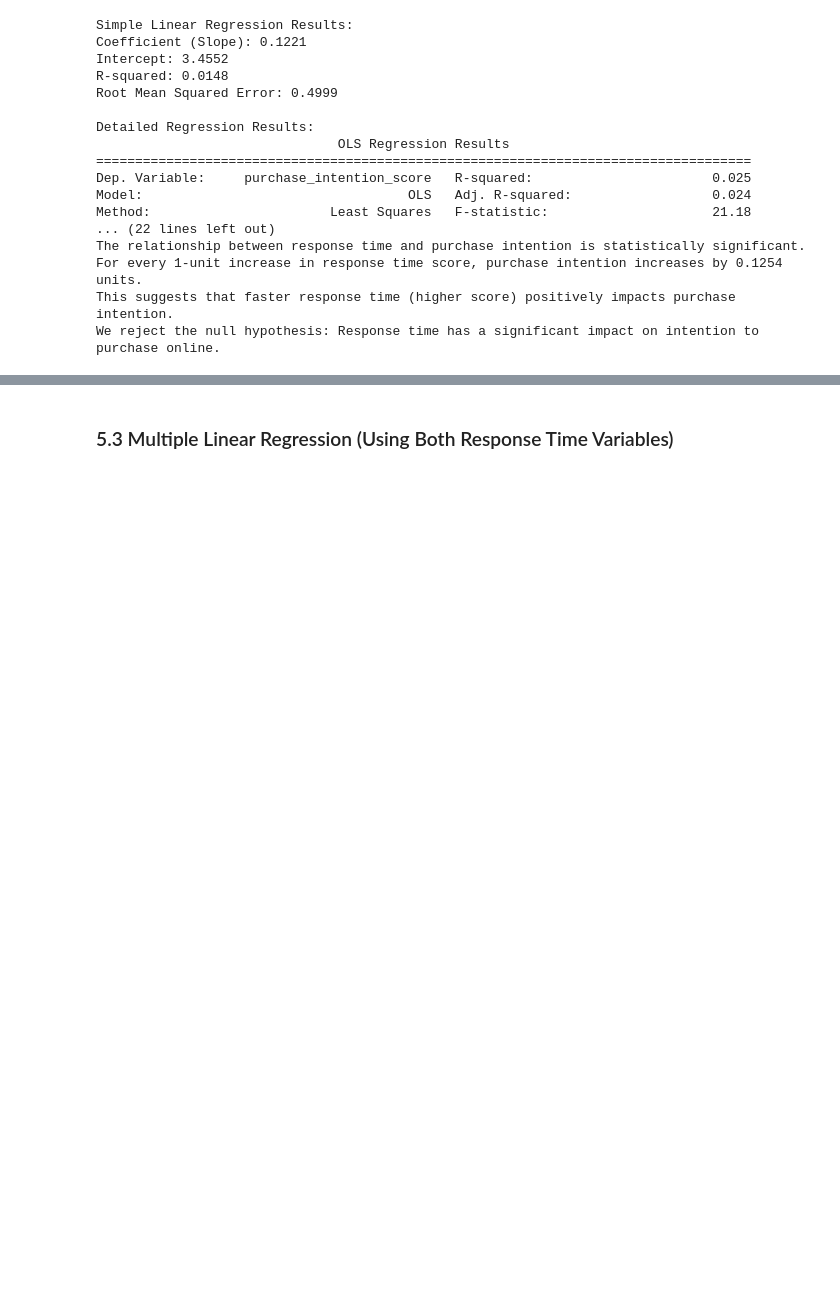
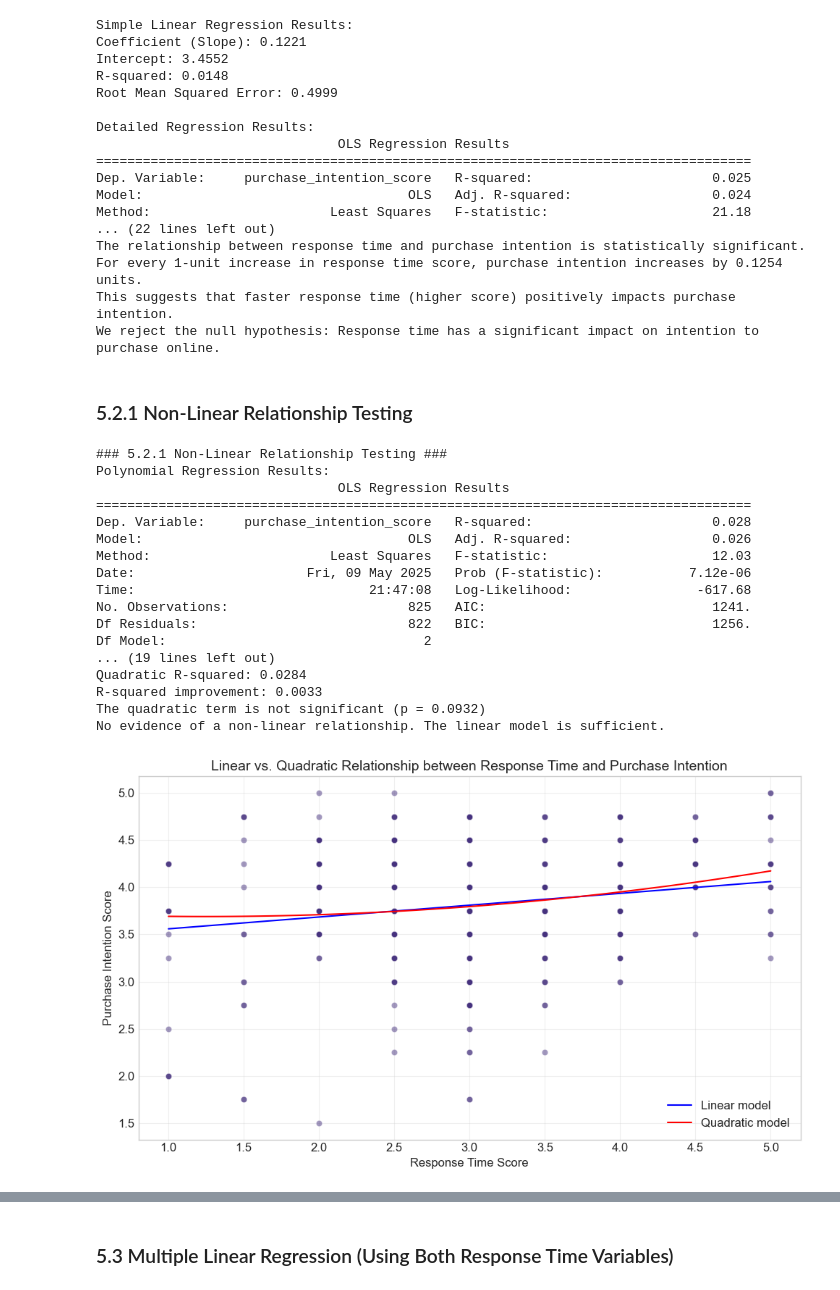
Before and after one commit to fernandonpa/Online_Purchase_Intention_Project, a Jupyter notebook: notebooks/05_hypothesis_testing/hypothesis_praneeth.ipynb, the cells around one changed output, grey strips where cells are left out. Drawn from its saved outputs; the diff is of its cells as text; code cells hidden in the pictures; blank space fills up the shorter version.

Commit message:
more comprehensive test for hypothesis

```diff
--- a/notebooks/05_hypothesis_testing/hypothesis_praneeth.ipynb
+++ b/notebooks/05_hypothesis_testing/hypothesis_praneeth.ipynb
@@ -263,3 +395,81 @@ The relationship between response time and purchase intention is statistically s
 For every 1-unit increase in response time score, purchase intention increases by 0.1254 units.
 This suggests that faster response time (higher score) positively impacts purchase intention.
 We reject the null hypothesis: Response time has a significant impact on intention to purchase online.
+# %% [markdown]
+### 5.2.1 Non-Linear Relationship Testing
+# %%
+# Add this cell after cell 5.2 (Simple Linear Regression)
+
+# Test for non-linear relationships
+print("\n### 5.2.1 Non-Linear Relationship Testing ###")
+
+# Create polynomial features
+X_poly = df['response_time_score'].values.reshape(-1, 1)
+X_poly_squared = np.column_stack((X_poly, X_poly**2))
+X_poly_with_const = sm.add_constant(X_poly_squared)
+
+# Fit quadratic model
+poly_model = sm.OLS(df['purchase_intention_score'], X_poly_with_const).fit()
+
+print("Polynomial Regression Results:")
+print(poly_model.summary())
+
+# Compare models
+print("\nModel Comparison:")
+print(f"Linear R-squared: {sm_model.rsquared:.4f}")
+print(f"Quadratic R-squared: {poly_model.rsquared:.4f}")
+print(f"R-squared improvement: {poly_model.rsquared - sm_model.rsquared:.4f}")
+
+# Test if the improvement is significant
+if poly_model.pvalues[2] < 0.05:
+    print(f"The quadratic term is significant (p = {poly_model.pvalues[2]:.4f})")
+    print("The relationship between response time and purchase intention is non-linear.")
+
+    # Interpret the direction
+    if poly_model.params[2] > 0:
+        print("The positive quadratic term indicates that the effect accelerates at higher response time values.")
+    else:
+        print("The negative quadratic term indicates diminishing returns at higher response time values.")
+else:
+    print(f"The quadratic term is not significant (p = {poly_model.pvalues[2]:.4f})")
+    print("No evidence of a non-linear relationship. The linear model is sufficient.")
+
+# Visualize both models
+plt.figure(figsize=(10, 6))
+sns.scatterplot(x='response_time_score', y='purchase_intention_score', data=df, alpha=0.5)
+
+# Add linear regression line
+x_range = np.linspace(df['response_time_score'].min(), df['response_time_score'].max(), 100)
+y_linear = sm_model.params[0] + sm_model.params[1] * x_range
+plt.plot(x_range, y_linear, color='blue', label='Linear model')
+
+# Add polynomial regression curve
+y_poly = poly_model.params[0] + poly_model.params[1] * x_range + poly_model.params[2] * x_range**2
+plt.plot(x_range, y_poly, color='red', label='Quadratic model')
+
+plt.title('Linear vs. Quadratic Relationship between Response Time and Purchase Intention')
+plt.xlabel('Response Time Score')
+plt.ylabel('Purchase Intention Score')
+plt.legend()
+plt.grid(alpha=0.3)
+plt.tight_layout()
+plt.show()
+# %% [output]
+### 5.2.1 Non-Linear Relationship Testing ###
+Polynomial Regression Results:
+                               OLS Regression Results
+====================================================================================
+Dep. Variable:     purchase_intention_score   R-squared:                       0.028
+Model:                                  OLS   Adj. R-squared:                  0.026
+Method:                       Least Squares   F-statistic:                     12.03
+Date:                      Fri, 09 May 2025   Prob (F-statistic):           7.12e-06
+Time:                              21:47:08   Log-Likelihood:                -617.68
+No. Observations:                       825   AIC:                             1241.
+Df Residuals:                           822   BIC:                             1256.
+Df Model:                                 2
+... (19 lines left out)
+Quadratic R-squared: 0.0284
+R-squared improvement: 0.0033
+The quadratic term is not significant (p = 0.0932)
+No evidence of a non-linear relationship. The linear model is sufficient.
+[figure, added]
```
Also changed, not shown: parts of 20 cells of this notebook, 5 other files.
